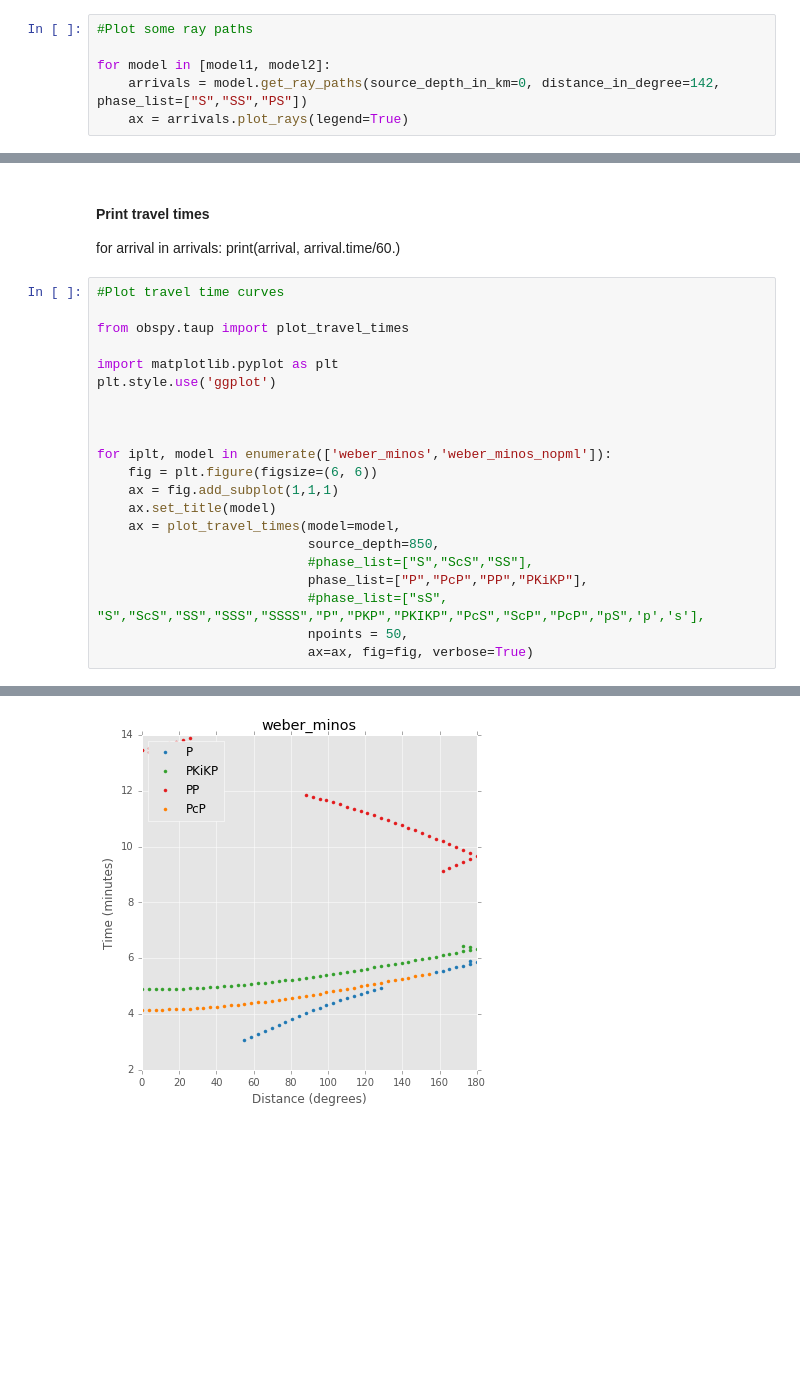
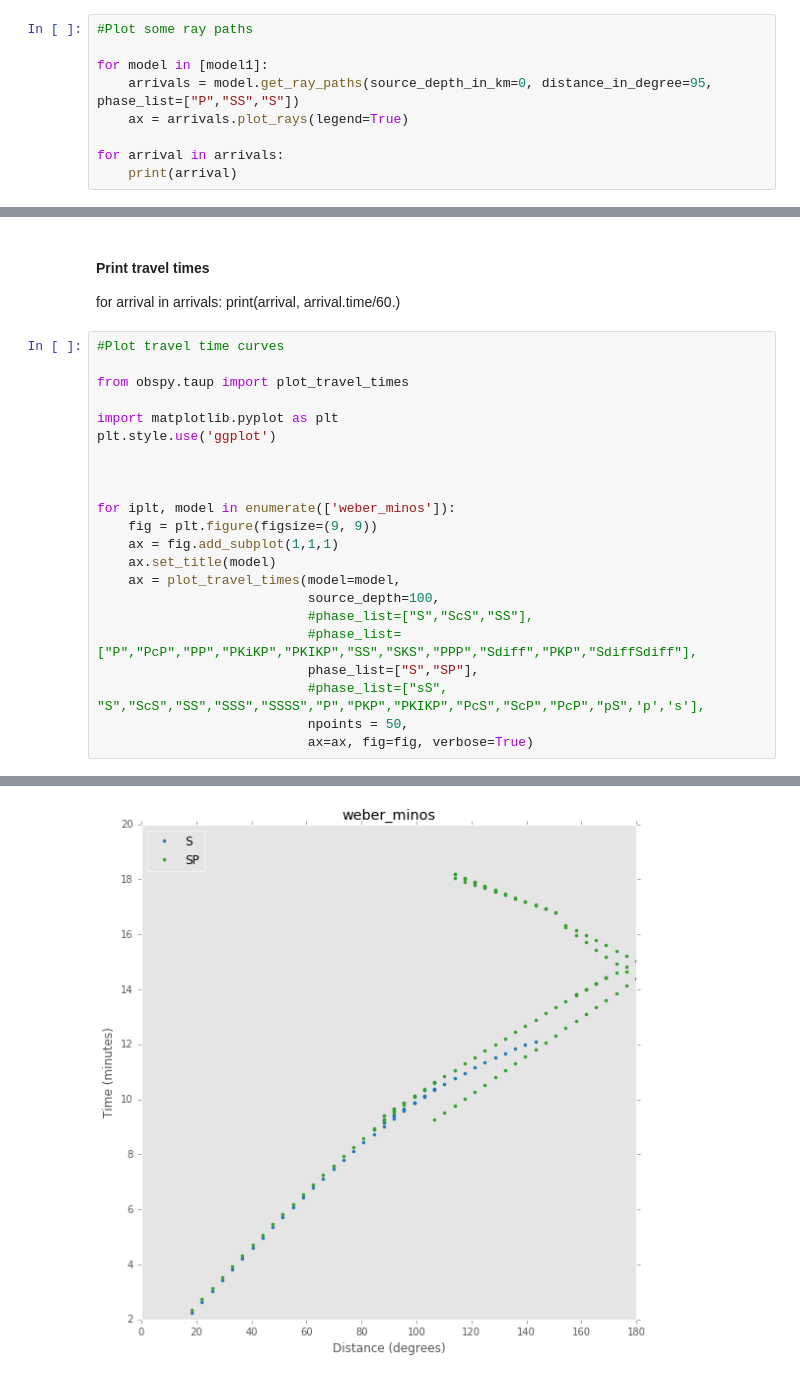
Before and after one commit to nmancinelli/moonbeam, a Jupyter notebook: Moon-Rays.ipynb, the cells around one changed output, grey strips where cells are left out. Drawn from its saved outputs; the diff is of its cells as text; blank space fills up the shorter version.

```diff
--- a/Moon-Rays.ipynb
+++ b/Moon-Rays.ipynb
@@ -68,7 +85,10 @@ Building obspy.taup model for 'weber_minos_nopml.nd' ...
 # %%
 #Plot some ray paths
 
-for model in [model1, model2]:
-    arrivals = model.get_ray_paths(source_depth_in_km=0, distance_in_degree=142, phase_list=["S","SS","PS"])
+for model in [model1]:
+    arrivals = model.get_ray_paths(source_depth_in_km=0, distance_in_degree=95, phase_list=["P","SS","S"])
     ax = arrivals.plot_rays(legend=True)
+
+for arrival in arrivals:
+    print(arrival)
 # %% [output]
@@ -89,14 +115,15 @@ plt.style.use('ggplot')
 
 
 
-for iplt, model in enumerate(['weber_minos','weber_minos_nopml']):
-    fig = plt.figure(figsize=(6, 6))
+for iplt, model in enumerate(['weber_minos']):
+    fig = plt.figure(figsize=(9, 9))
     ax = fig.add_subplot(1,1,1)
     ax.set_title(model)
     ax = plot_travel_times(model=model,
-                           source_depth=850,
+                           source_depth=100,
                            #phase_list=["S","ScS","SS"],
-                           phase_list=["P","PcP","PP","PKiKP"],
+                           #phase_list=["P","PcP","PP","PKiKP","PKIKP","SS","SKS","PPP","Sdiff","PKP","SdiffSdiff"],
+                           phase_list=["S","SP"],
                            #phase_list=["sS", "S","ScS","SS","SSS","SSSS","P","PKP","PKIKP","PcS","ScP","PcP","pS",'p','s'],
                            npoints = 50,
                            ax=ax, fig=fig, verbose=True)
@@ -105 +132 @@ There were 0 epicentral distances without an arrival
-[figure, old version]
+[figure, new version]
```
Also changed, not shown: parts of 9 cells of this notebook, 24 other files.
